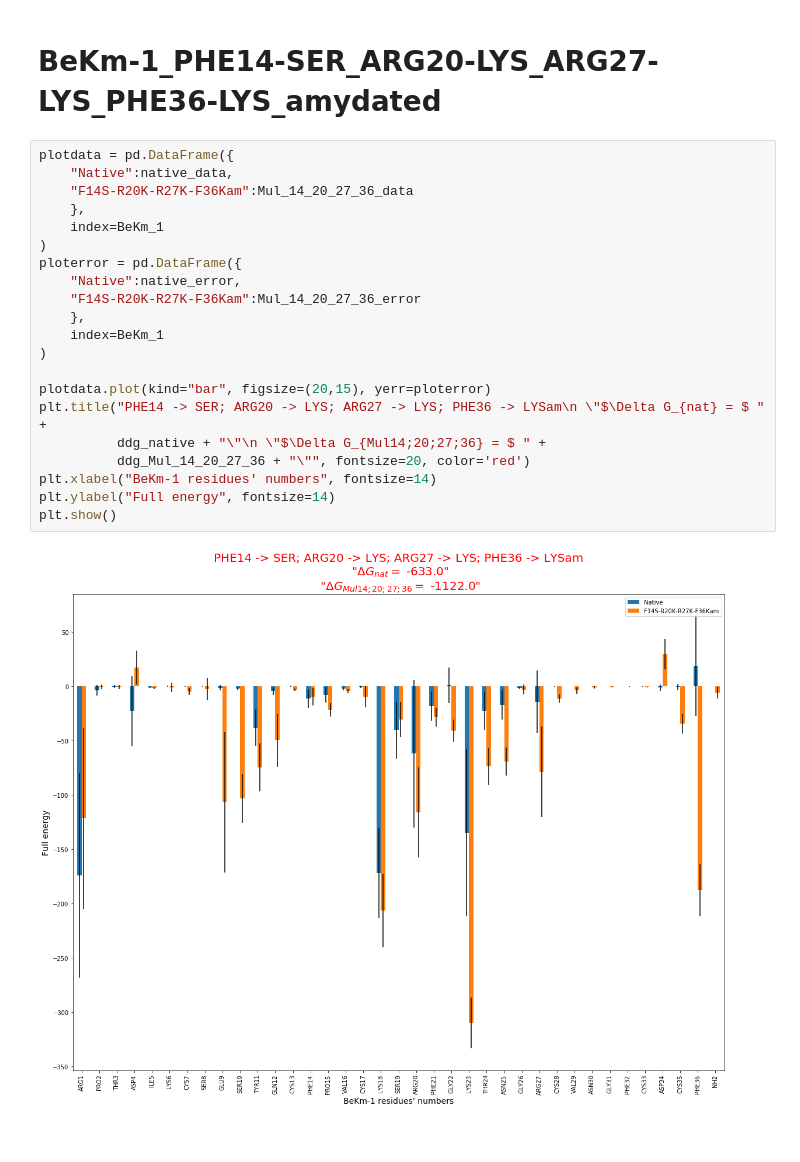
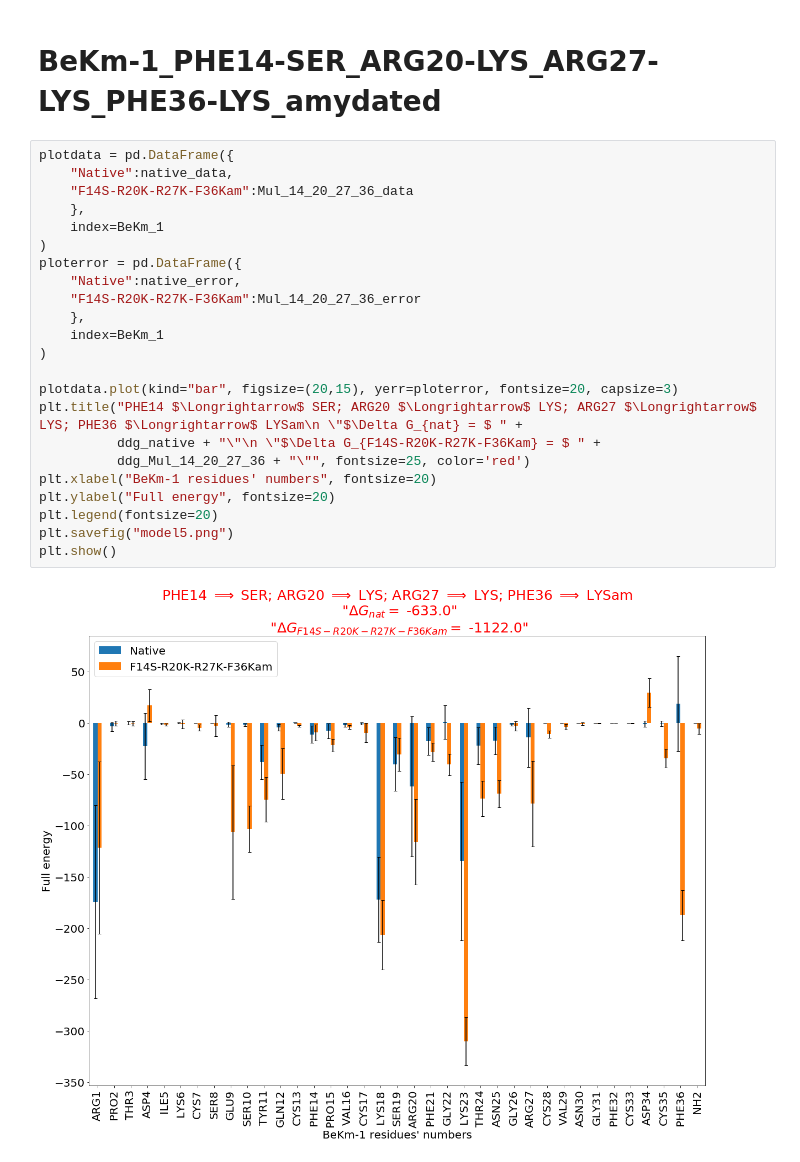
Before and after one commit to nikitadobrokhtov/potassium-channels, a Jupyter notebook: toxin_mutants/Energy_analysis_EAG_complexes_with_mutants.ipynb, the cells around one changed output. Saved outputs shown, nothing was run; the diff lists cells and outputs as text.

```diff
--- a/toxin_mutants/Energy_analysis_EAG_complexes_with_mutants.ipynb
+++ b/toxin_mutants/Energy_analysis_EAG_complexes_with_mutants.ipynb
@@ -181,23 +189,25 @@ plt.show()
 # %%
 plotdata = pd.DataFrame({
     "Native":native_data,
     "F14S-R20K-R27K-F36Kam":Mul_14_20_27_36_data
     },
     index=BeKm_1
 )
 ploterror = pd.DataFrame({
     "Native":native_error,
     "F14S-R20K-R27K-F36Kam":Mul_14_20_27_36_error
     },
     index=BeKm_1
 )
 
-plotdata.plot(kind="bar", figsize=(20,15), yerr=ploterror)
-plt.title("PHE14 -> SER; ARG20 -> LYS; ARG27 -> LYS; PHE36 -> LYSam\n \"$\Delta G_{nat} = $ " +
-          ddg_native + "\"\n \"$\Delta G_{Mul14;20;27;36} = $ " +
-          ddg_Mul_14_20_27_36 + "\"", fontsize=20, color='red')
-plt.xlabel("BeKm-1 residues' numbers", fontsize=14)
-plt.ylabel("Full energy", fontsize=14)
+plotdata.plot(kind="bar", figsize=(20,15), yerr=ploterror, fontsize=20, capsize=3)
+plt.title("PHE14 $\Longrightarrow$ SER; ARG20 $\Longrightarrow$ LYS; ARG27 $\Longrightarrow$ LYS; PHE36 $\Longrightarrow$ LYSam\n \"$\Delta G_{nat} = $ " +
+          ddg_native + "\"\n \"$\Delta G_{F14S-R20K-R27K-F36Kam} = $ " +
+          ddg_Mul_14_20_27_36 + "\"", fontsize=25, color='red')
+plt.xlabel("BeKm-1 residues' numbers", fontsize=20)
+plt.ylabel("Full energy", fontsize=20)
+plt.legend(fontsize=20)
+plt.savefig("model5.png")
 plt.show()
 # %% [output]
-[figure, old version]
+[figure, new version]
```
Also changed, not shown: parts of 10 cells of this notebook, 4 other files.
